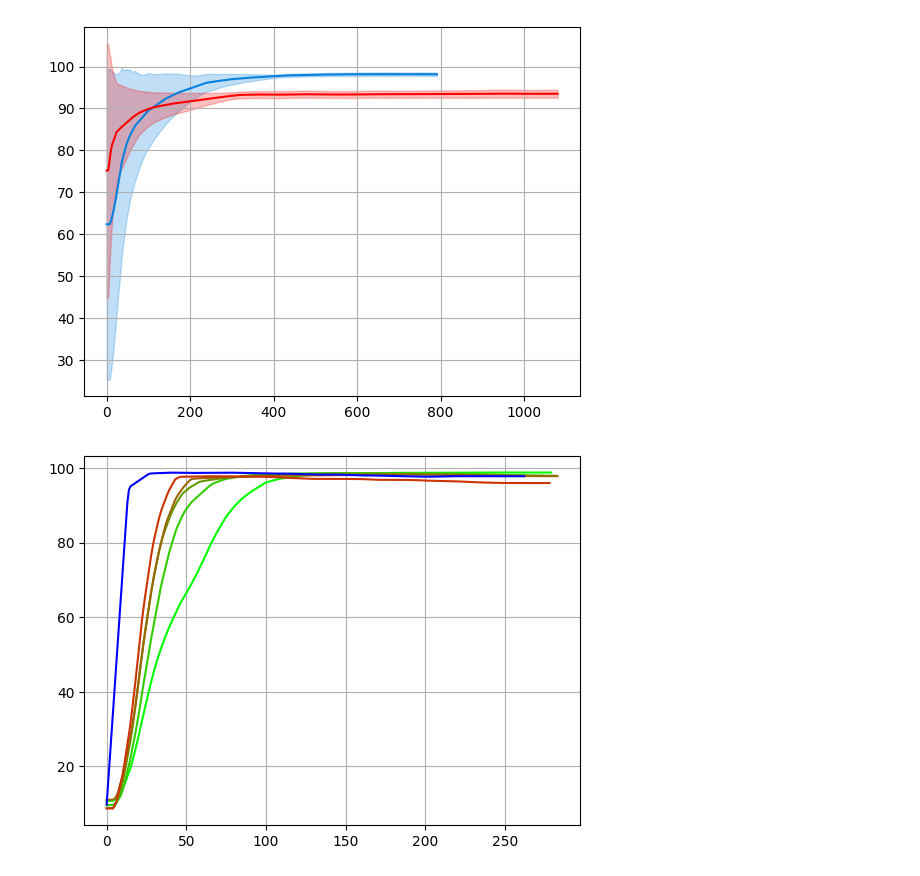
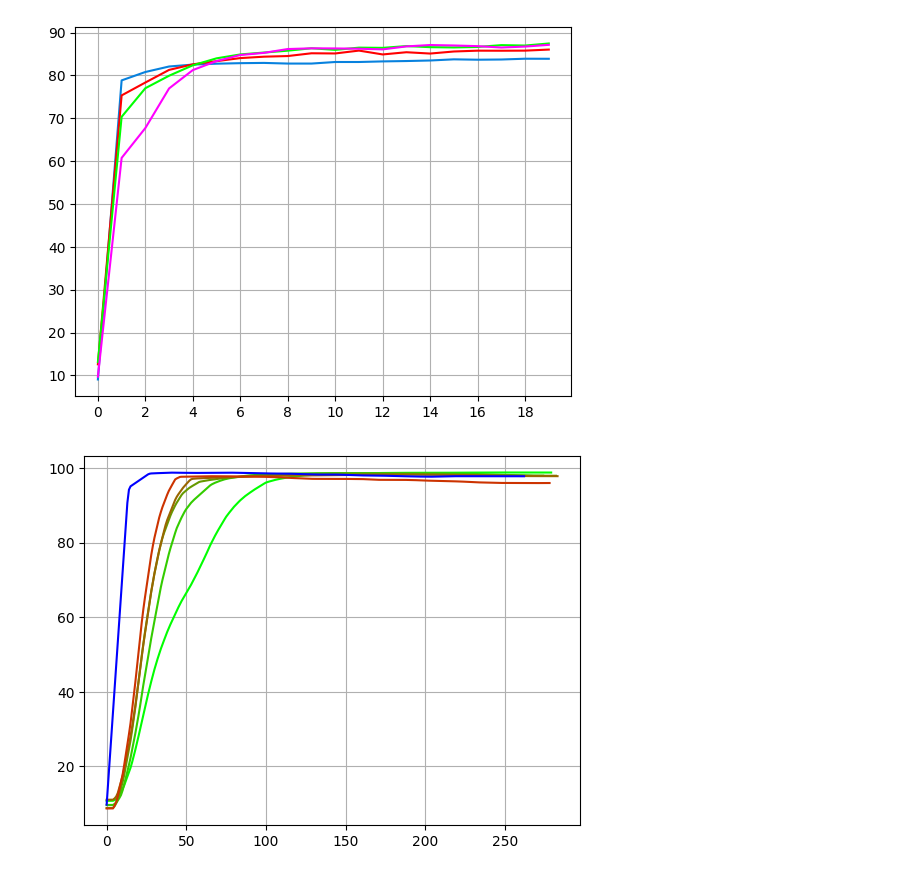
Before and after one commit to JoshPattman/thirdyear-proj, a Jupyter notebook: comp3200-cw/v2/data_vis/plot_data_median.ipynb, the cells around one changed output. Cells and saved outputs as stored; diff of their text form; code cells hidden in the pictures.

```diff
--- a/comp3200-cw/v2/data_vis/plot_data_median.ipynb
+++ b/comp3200-cw/v2/data_vis/plot_data_median.ipynb
@@ -93,10 +93,13 @@ print(list(fed_info_dict.keys()))
-# %%
-average_plot(get_mixed_node_data(20, 60000, 1, 0.6))
-average_plot(get_mixed_node_data(20, 1000, 1, 0.6), color=(1,0,0))
-plt.grid()
-plt.show()
-# %% [output]
-[figure, removed]
+# %%
+average_plot(get_mixed_node_data(10, 6000, 1, 0.2), plot_std=False)
+average_plot(get_mixed_node_data(10, 6000, 1, 0.4), color=(1,0,0), plot_std=False)
+average_plot(get_mixed_node_data(10, 6000, 1, 0.6), color=(0,1,0), plot_std=False)
+average_plot(get_mixed_node_data(10, 6000, 1, 0.8), color=(1,0,1), plot_std=False)
+plt.xticks(ticks=[x for x in range(0, 20, 2)])
+plt.grid()
+plt.show()
+# %% [output]
+[figure, added]
 # %%
 t=0
 for s in all_syncs:
```
Also changed, not shown: parts of 1 cell of this notebook, 16 other files.
